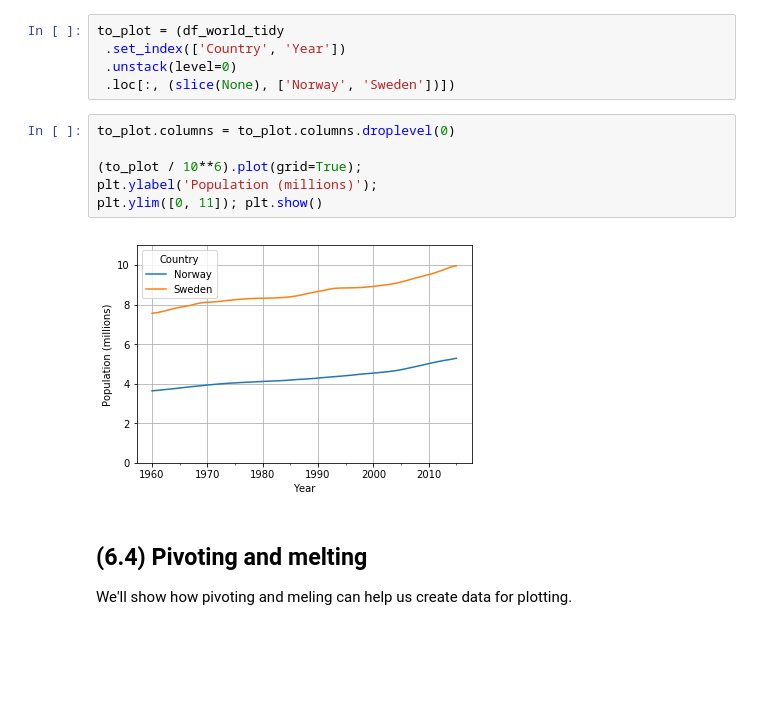
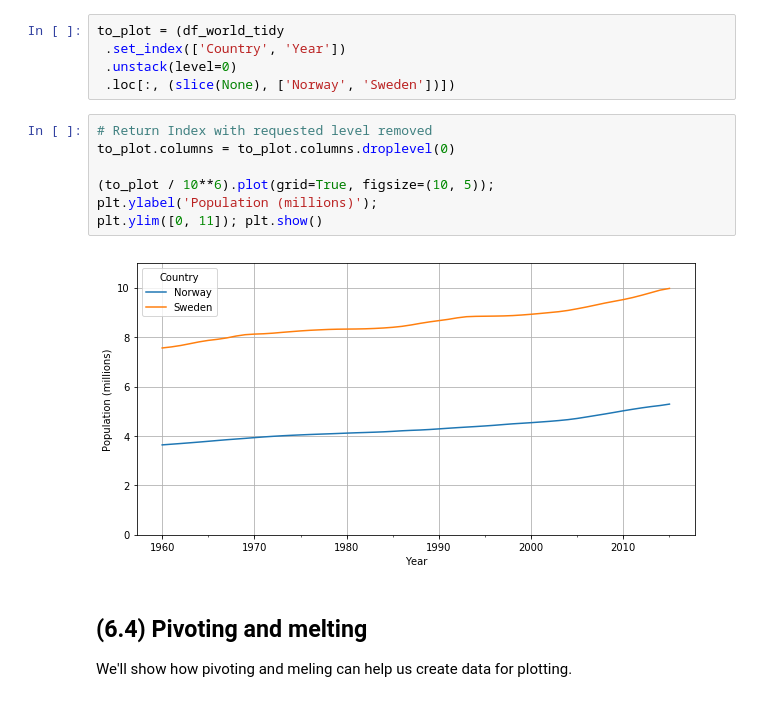
Before and after one commit to LowellWinston/awesome-pandas, a Jupyter notebook: tutorial/Tutorial.ipynb, the cells around one changed output. Cells and saved outputs as stored; diff of their text form; blank space fills up the shorter version.

```diff
--- a/tutorial/Tutorial.ipynb
+++ b/tutorial/Tutorial.ipynb
@@ -920,13 +985,14 @@ to_plot = (df_world_tidy
  .unstack(level=0)
  .loc[:, (slice(None), ['Norway', 'Sweden'])])
 # %%
+# Return Index with requested level removed
 to_plot.columns = to_plot.columns.droplevel(0)
 
-(to_plot / 10**6).plot(grid=True);
+(to_plot / 10**6).plot(grid=True, figsize=(10, 5));
 plt.ylabel('Population (millions)');
 plt.ylim([0, 11]); plt.show()
 # %% [output]
-[figure, old version]
+[figure, new version]
 # %% [markdown]
 ## (6.4) Pivoting and melting
 
```
Also changed, not shown: parts of 105 cells of this notebook, 1 other file.
